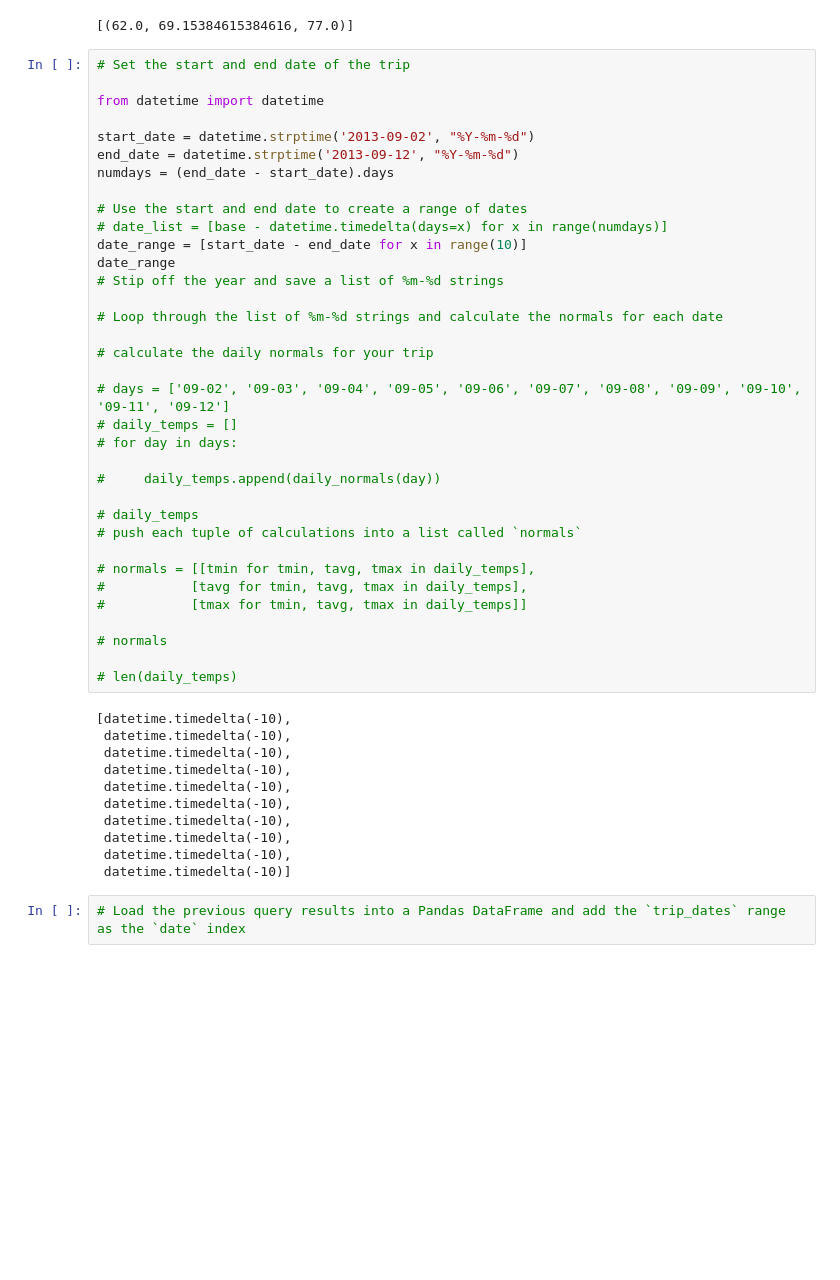
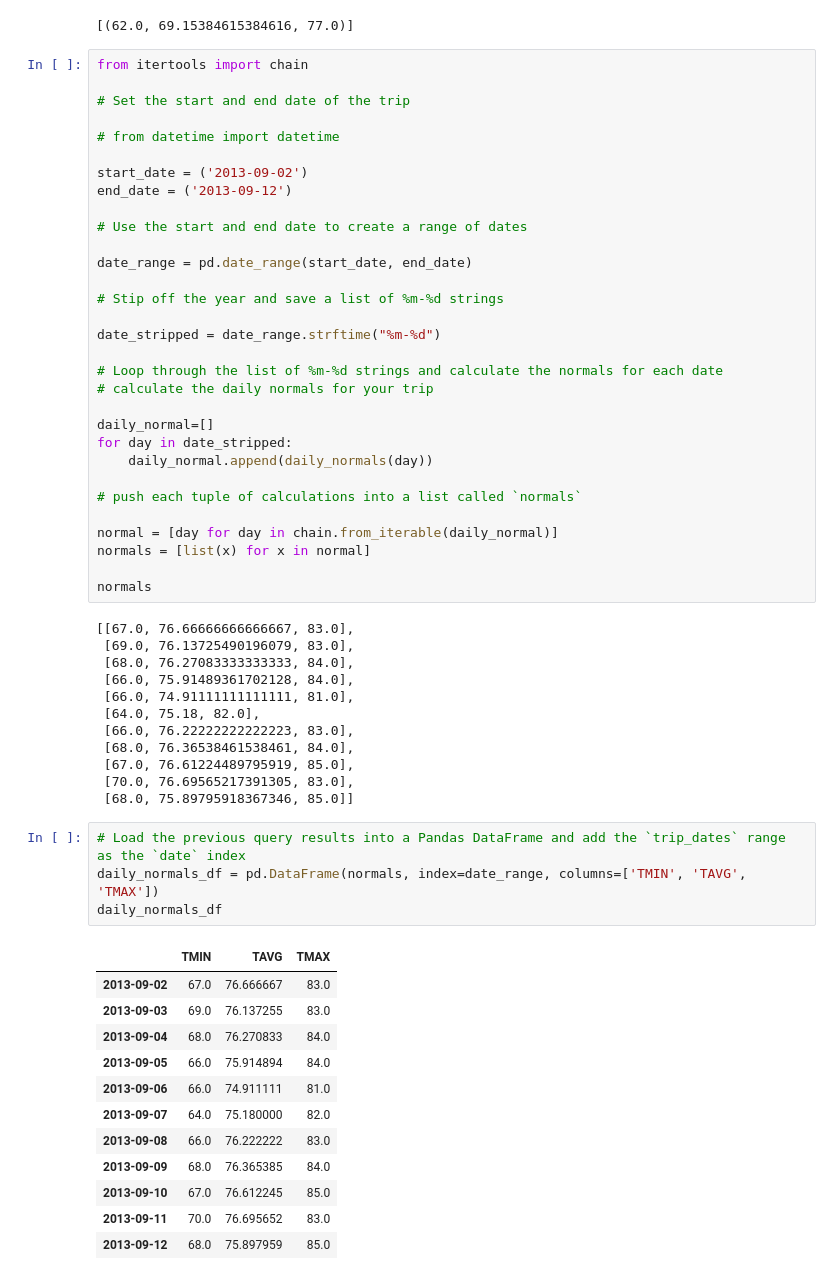
Before and after one commit to abbylemon/sqlalchemy-challenge, a Jupyter notebook: climate.ipynb, the cells around one changed output. Drawn from its saved outputs; the diff is of its cells as text; blank space fills up the shorter version.

```diff
--- a/climate.ipynb
+++ b/climate.ipynb
@@ -279,52 +279,64 @@ daily_normals("01-01")
 # %% [output]
 [(62.0, 69.15384615384616, 77.0)]
 # %%
+from itertools import chain
+
 # Set the start and end date of the trip
 
-from datetime import datetime
+# from datetime import datetime
 
-start_date = datetime.strptime('2013-09-02', "%Y-%m-%d")
-end_date = datetime.strptime('2013-09-12', "%Y-%m-%d")
-numdays = (end_date - start_date).days
+start_date = ('2013-09-02')
+end_date = ('2013-09-12')
 
 # Use the start and end date to create a range of dates
-# date_list = [base - datetime.timedelta(days=x) for x in range(numdays)]
-date_range = [start_date - end_date for x in range(10)]
-date_range
+
+date_range = pd.date_range(start_date, end_date)
+
 # Stip off the year and save a list of %m-%d strings
 
+date_stripped = date_range.strftime("%m-%d")
+
 # Loop through the list of %m-%d strings and calculate the normals for each date
-
 # calculate the daily normals for your trip
 
-# days = ['09-02', '09-03', '09-04', '09-05', '09-06', '09-07', '09-08', '09-09', '09-10', '09-11', '09-12']
-# daily_temps = []
-# for day in days:
+daily_normal=[]
+for day in date_stripped:
+    daily_normal.append(daily_normals(day))
 
-#     daily_temps.append(daily_normals(day))
-
-# daily_temps
 # push each tuple of calculations into a list called `normals`
 
-# normals = [[tmin for tmin, tavg, tmax in daily_temps],
-#           [tavg for tmin, tavg, tmax in daily_temps],
-#           [tmax for tmin, tavg, tmax in daily_temps]]
+normal = [day for day in chain.from_iterable(daily_normal)]
+normals = [list(x) for x in normal]
 
-# normals
-
-# len(daily_temps)
+normals
 # %% [output]
-[datetime.timedelta(-10),
- datetime.timedelta(-10),
- datetime.timedelta(-10),
- datetime.timedelta(-10),
- datetime.timedelta(-10),
- datetime.timedelta(-10),
- datetime.timedelta(-10),
- datetime.timedelta(-10),
- datetime.timedelta(-10),
- datetime.timedelta(-10)]
+[[67.0, 76.66666666666667, 83.0],
+ [69.0, 76.13725490196079, 83.0],
+ [68.0, 76.27083333333333, 84.0],
+ [66.0, 75.91489361702128, 84.0],
+ [66.0, 74.91111111111111, 81.0],
+ [64.0, 75.18, 82.0],
+ [66.0, 76.22222222222223, 83.0],
+ [68.0, 76.36538461538461, 84.0],
+ [67.0, 76.61224489795919, 85.0],
+ [70.0, 76.69565217391305, 83.0],
+ [68.0, 75.89795918367346, 85.0]]
 # %%
 # Load the previous query results into a Pandas DataFrame and add the `trip_dates` range as the `date` index
+daily_normals_df = pd.DataFrame(normals, index=date_range, columns=['TMIN', 'TAVG', 'TMAX'])
+daily_normals_df
+# %% [output]
+|  | TMIN | TAVG | TMAX |
+| 2013-09-02 | 67.0 | 76.666667 | 83.0 |
+| 2013-09-03 | 69.0 | 76.137255 | 83.0 |
+| 2013-09-04 | 68.0 | 76.270833 | 84.0 |
+| 2013-09-05 | 66.0 | 75.914894 | 84.0 |
+| 2013-09-06 | 66.0 | 74.911111 | 81.0 |
+| 2013-09-07 | 64.0 | 75.180000 | 82.0 |
+| 2013-09-08 | 66.0 | 76.222222 | 83.0 |
+| 2013-09-09 | 68.0 | 76.365385 | 84.0 |
+| 2013-09-10 | 67.0 | 76.612245 | 85.0 |
+| 2013-09-11 | 70.0 | 76.695652 | 83.0 |
+| 2013-09-12 | 68.0 | 75.897959 | 85.0 |
 # %%
 # Plot the daily normals as an area plot with `stacked=False`
```
Also changed, not shown: parts of 2 cells of this notebook, 1 other file.
